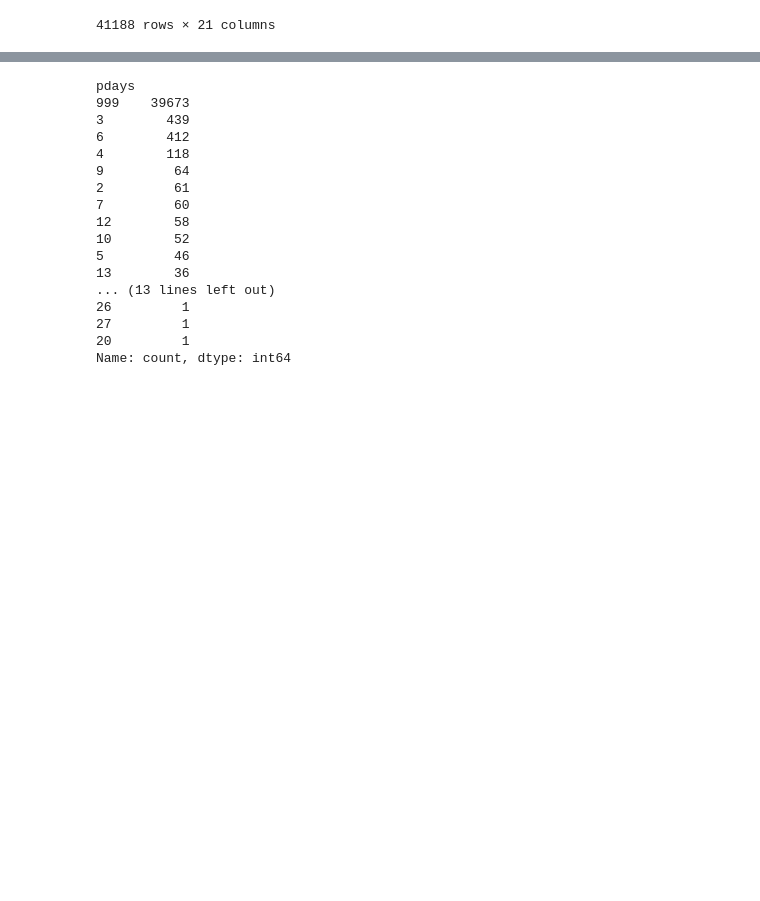
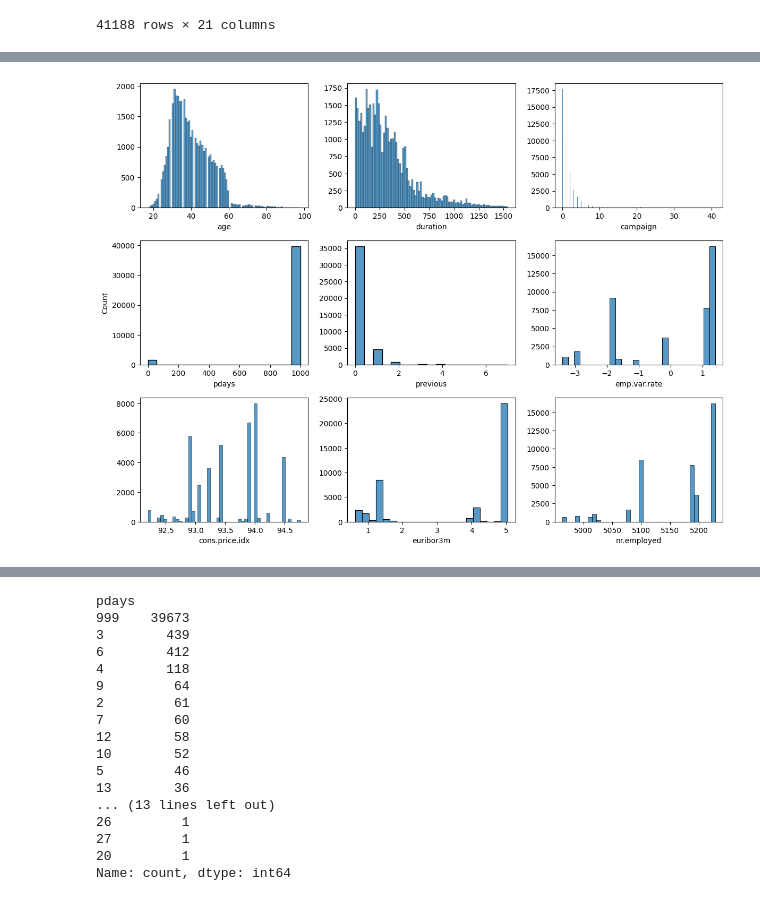
Before and after one commit to 4GeeksAcademy/Kransky_85_logistic_regression_project_template, a Jupyter notebook: src/explore.ipynb, the cells around one changed output, grey strips where cells are left out. Drawn from its saved outputs; the diff is of its cells as text; code cells hidden in the pictures; blank space fills up the shorter version.

```diff
--- a/src/explore.ipynb
+++ b/src/explore.ipynb
@@ -119,0 +208,4 @@ dtype: int64
+# %%
+# After address the categorical columns, it was decided to remove the following
+df = total_data.drop(["default", "month", "day_of_week"], axis= 1)
+df
@@ -119,0 +228,4 @@ dtype: int64
+# %%
+ # Example of factorizing a categorical column called "Sex"
+df["job"] = pd.factorize(df["job"])[0]
+df
@@ -119,0 +246,11 @@ dtype: int64
+# %%
+df["marital"] = pd.factorize(df["marital"])[0]
+df["education"] = pd.factorize(df["education"])[0]
+df["housing"] = pd.factorize(df["housing"])[0]
+df["loan"] = pd.factorize(df["loan"])[0]
+df["contact"] = pd.factorize(df["contact"])[0]
+df["duration"] = pd.factorize(df["duration"])[0]
+df["campaign"] = pd.factorize(df["campaign"])[0]
+df["poutcome"] = pd.factorize(df["poutcome"])[0]
+df["y"] = pd.factorize(df["y"])[0]
+df
@@ -119,0 +300,21 @@ dtype: int64
+# %%
+import matplotlib.pyplot as plt
+import seaborn as sns
+
+fig, axis = plt.subplots(3, 3, figsize = (12, 9))
+
+sns.histplot(ax = axis[0, 0], data = df, x="age").set(ylabel = None)
+sns.histplot(ax = axis[0, 1], data = df, x = "duration").set(ylabel = None)
+sns.histplot(ax = axis[0, 2], data = df, x = "campaign").set(ylabel = None)
+sns.histplot(ax = axis[1, 0], data = df, x = "pdays")
+sns.histplot(ax = axis[1, 1], data = df, x = "previous").set(ylabel = None)
+sns.histplot(ax = axis[1, 2], data = df, x = "emp.var.rate").set(ylabel = None)
+sns.histplot(ax = axis[2, 0], data = df, x = "cons.price.idx").set(ylabel = None)
+sns.histplot(ax = axis[2, 1], data = df, x = "euribor3m").set(ylabel = None)
+sns.histplot(ax = axis[2, 2], data = df, x = "nr.employed").set(ylabel = None)
+
+plt.tight_layout()
+
+plt.show()
+# %% [output]
+[figure, added]
```
Also changed, not shown: parts of 34 cells of this notebook.
